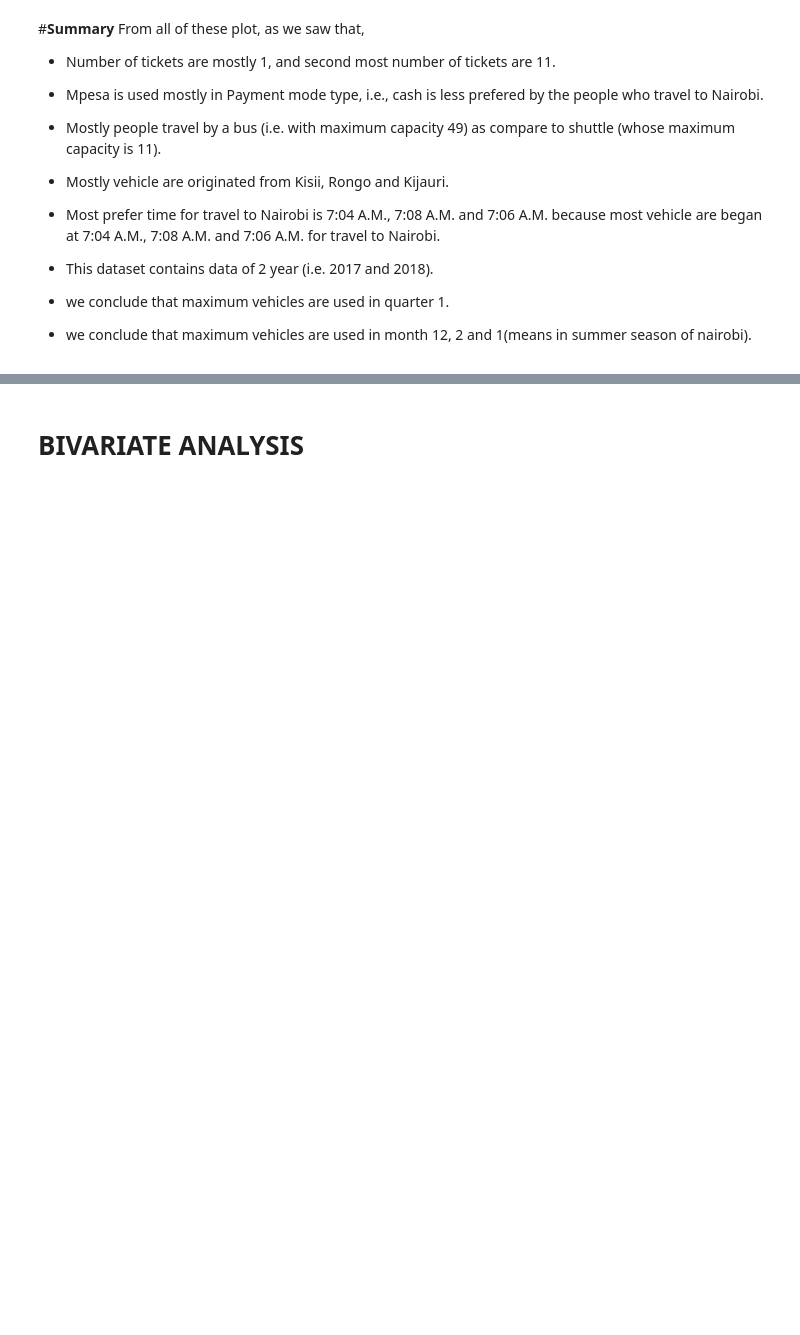
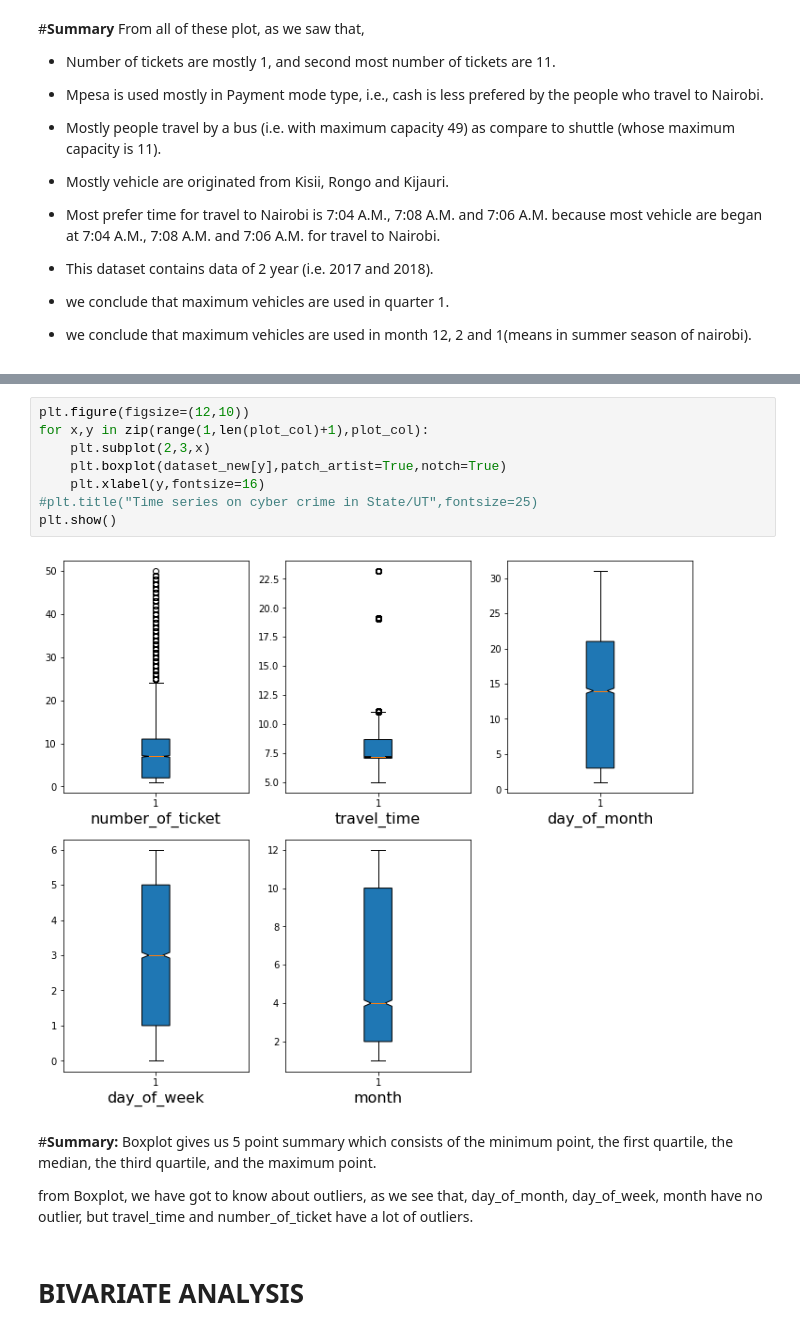
Before and after one commit to Shreya-data/Transport-Demand-Prediction, a Jupyter notebook: Untitled14.ipynb, the cells around one changed output, grey strips where cells are left out. Cells and saved outputs as stored; diff of their text form; blank space fills up the shorter version.

Commit message:
third commit

```diff
--- a/Untitled14.ipynb
+++ b/Untitled14.ipynb
@@ -347,2 +389,17 @@ because most vehicle are began at 7:04 A.M., 7:08 A.M. and 7:06 A.M. for travel
+# %%
+plt.figure(figsize=(12,10))
+for x,y in zip(range(1,len(plot_col)+1),plot_col):
+    plt.subplot(2,3,x)
+    plt.boxplot(dataset_new[y],patch_artist=True,notch=True)
+    plt.xlabel(y,fontsize=16)
+#plt.title("Time series on cyber crime in State/UT",fontsize=25)
+plt.show()
+# %% [output]
+[figure, added]
+# %% [markdown]
+#**Summary:**
+Boxplot gives us 5 point summary which consists of the minimum point, the first quartile, the median, the third quartile, and the maximum point.
+
+from Boxplot, we have got to know about outliers, as we see that, day_of_month, day_of_week, month have no outlier, but travel_time and number_of_ticket have a lot of outliers.
 # %% [markdown]
 # **BIVARIATE ANALYSIS**
```
Also changed, not shown: parts of 55 cells of this notebook.
